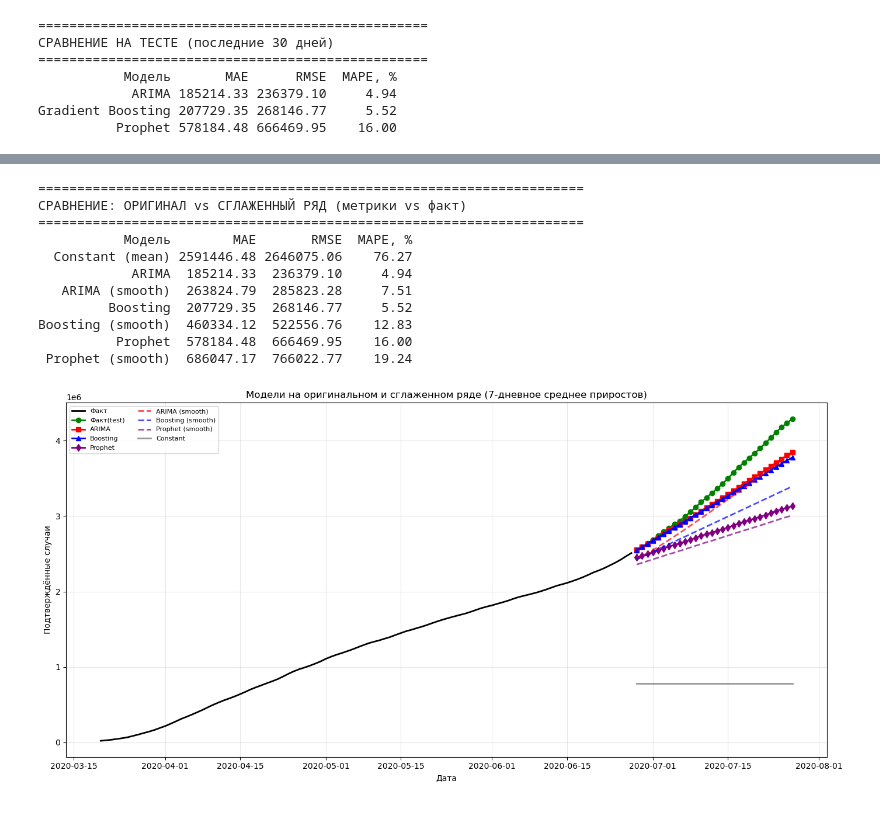
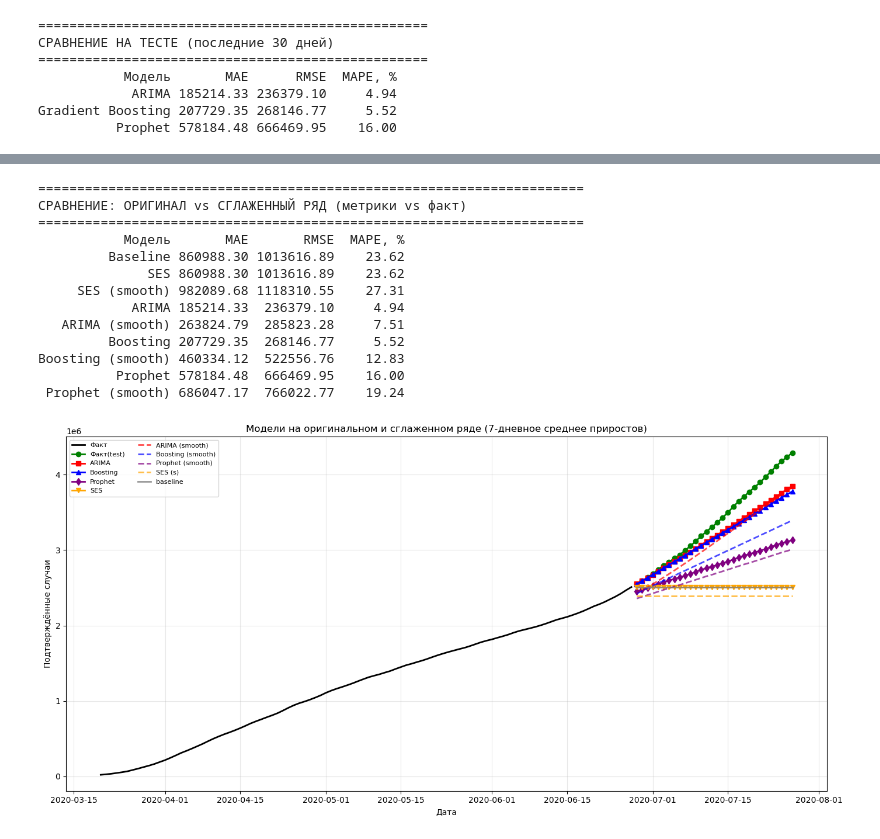
Before and after one commit to Megamozkul/test-repository, a Jupyter notebook: dz12.ipynb, the cells around one changed output, grey strips where cells are left out. Drawn from its saved outputs; the diff is of its cells as text; code cells hidden in the pictures.

```diff
--- a/dz12.ipynb
+++ b/dz12.ipynb
@@ -719,21 +712,30 @@ def run_prophet(series):
 
 pred_prophet        = run_prophet(train['Confirmed'])
 pred_prophet_smooth = run_prophet(train['Confirmed_smooth'])
-
+# ============================================================
+#  модель Хольта-Винтерса
+# ============================================================
+def run_ses(series_cum):
+    model = SimpleExpSmoothing(series_cum, initialization_method='estimated').fit()
+    return model.forecast(HORIZON)
+pred_ses        = run_ses(train['Confirmed'])
+pred_ses_smooth = run_ses(train['Confirmed_smooth'])
 
 # ============================================================
-#  КОНСТАНТНЫЙ БЕЙЗЛАЙН
+#БЕЙЗЛАЙН
 # ============================================================
-pred_const = np.full(HORIZON, train['Confirmed'].mean())
+pred_naive = np.full(HORIZON, last_confirmed)
 
 # ============================================================
-# 9. МЕТРИКИ (все vs оригинальный факт)
+#  МЕТРИКИ (все vs оригинальный факт)
 # ============================================================
 def mape(y_true, y_pred):
     return np.mean(np.abs((y_true - y_pred) / np.clip(y_true, 1, None))) * 100
 
 models = {
-    'Constant (mean)':      pred_const,
+    'Baseline':      pred_naive,
+    'SES':               pred_ses,
+    'SES (smooth)':      pred_ses_smooth,
     'ARIMA':                pred_arima,
     'ARIMA (smooth)':       pred_arima_smooth,
     'Boosting':             pred_boost,
@@ -758,7 +760,7 @@ print("="*70)
 print(metrics_df.to_string(index=False))
 
 # ============================================================
-# 10. ГРАФИК
+#  ГРАФИК
 # ============================================================
 plt.figure(figsize=(14, 7))
 
@@ -770,15 +772,15 @@ plt.plot(test.index, actual, color='green', linewidth=2, marker='o', label='Фа
 plt.plot(test.index, pred_arima,      color='red',    linewidth=2, marker='s', label='ARIMA')
 plt.plot(test.index, pred_boost,      color='blue',   linewidth=2, marker='^', label='Boosting')
 plt.plot(test.index, pred_prophet,     color='purple', linewidth=2, marker='d', label='Prophet')
-
+plt.plot(test.index, pred_ses,     color='orange', linewidth=2, marker='v', label='SES')
 # Сглаженный — штриховые линии
 plt.plot(test.index, pred_arima_smooth,  color='red',    linestyle='--', alpha=0.7, linewidth=2, label='ARIMA (smooth)')
 plt.plot(test.index, pred_boost_smooth,  color='blue',   linestyle='--', alpha=0.7, linewidth=2, label='Boosting (smooth)')
 plt.plot(test.index, pred_prophet_smooth, color='purple', linestyle='--', alpha=0.7, linewidth=2, label='Prophet (smooth)')
-
+plt.plot(test.index, pred_ses_smooth,      color='orange', linestyle='--', alpha=0.7, linewidth=2, label='SES (s)')
 
 # Бейзлайн
-plt.plot(test.index, pred_const, color='gray', linestyle='-', alpha=0.8, linewidth=2, label='Constant')
+plt.plot(test.index, pred_naive, color='gray', linestyle='-', alpha=0.8, linewidth=2, label='baseline')
 
 plt.title('Модели на оригинальном и сглаженном ряде (7-дневное среднее приростов)')
 plt.xlabel('Дата')
@@ -805,12 +807,14 @@ See the caveats in the documentation: https://pandas.pydata.org/pandas-docs/stab
 ======================================================================
 СРАВНЕНИЕ: ОРИГИНАЛ vs СГЛАЖЕННЫЙ РЯД (метрики vs факт)
 ======================================================================
-           Модель        MAE       RMSE  MAPE, %
-  Constant (mean) 2591446.48 2646075.06    76.27
-            ARIMA  185214.33  236379.10     4.94
-   ARIMA (smooth)  263824.79  285823.28     7.51
-         Boosting  207729.35  268146.77     5.52
-Boosting (smooth)  460334.12  522556.76    12.83
-          Prophet  578184.48  666469.95    16.00
- Prophet (smooth)  686047.17  766022.77    19.24
+           Модель       MAE       RMSE  MAPE, %
+         Baseline 860988.30 1013616.89    23.62
+              SES 860988.30 1013616.89    23.62
+     SES (smooth) 982089.68 1118310.55    27.31
+            ARIMA 185214.33  236379.10     4.94
+   ARIMA (smooth) 263824.79  285823.28     7.51
+         Boosting 207729.35  268146.77     5.52
+Boosting (smooth) 460334.12  522556.76    12.83
+          Prophet 578184.48  666469.95    16.00
+ Prophet (smooth) 686047.17  766022.77    19.24
-[figure, old version]
+[figure, new version]
```
Also changed, not shown: parts of 20 cells of this notebook.
